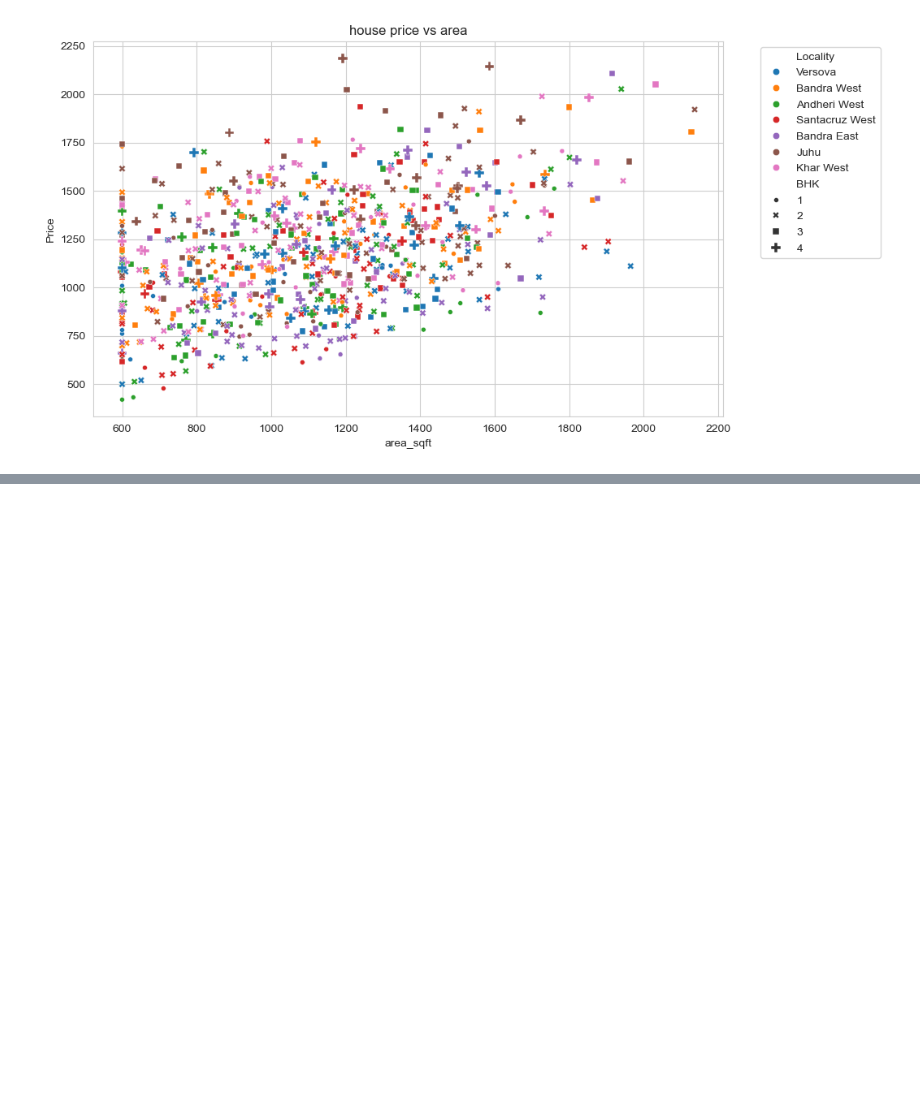
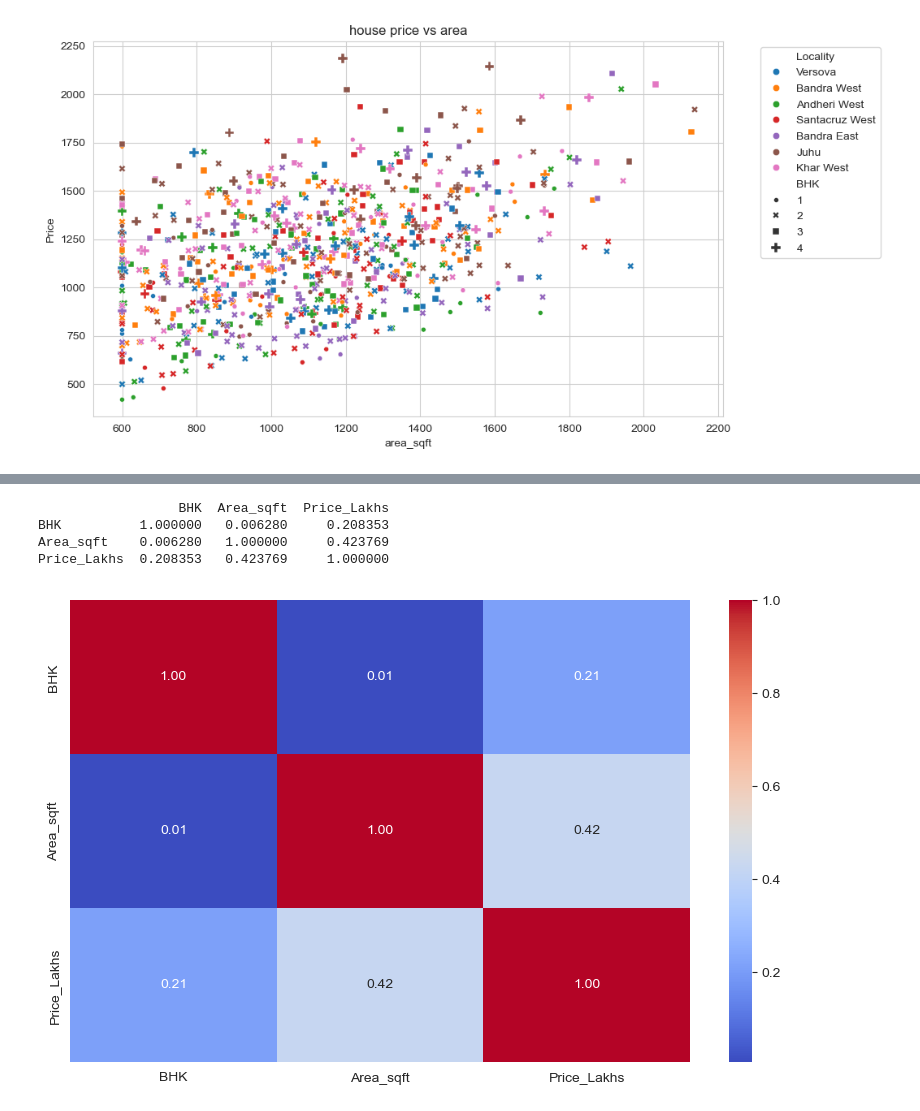
Before and after one commit to vipinyadav23542-ai/seaborn_02vip-26, a Jupyter notebook: seaborn.ipynb, the cells around one changed output, grey strips where cells are left out. Drawn from its saved outputs; the diff is of its cells as text; code cells hidden in the pictures; blank space fills up the shorter version.

```diff
--- a/seaborn.ipynb
+++ b/seaborn.ipynb
@@ -81,0 +112,15 @@ plt.show()
+# %%
+#####heat map
+numeric_data = df[["BHK","Area_sqft","Price_Lakhs"]]
+corr_matrix = numeric_data.corr()
+print(corr_matrix)
+
+
+sns.heatmap(corr_matrix,annot=True,cmap="coolwarm",fmt=".2f")
+plt.show()
+# %% [output]
+                  BHK  Area_sqft  Price_Lakhs
+BHK          1.000000   0.006280     0.208353
+Area_sqft    0.006280   1.000000     0.423769
+Price_Lakhs  0.208353   0.423769     1.000000
+[figure, added]
```
Also changed, not shown: parts of 6 cells of this notebook.
